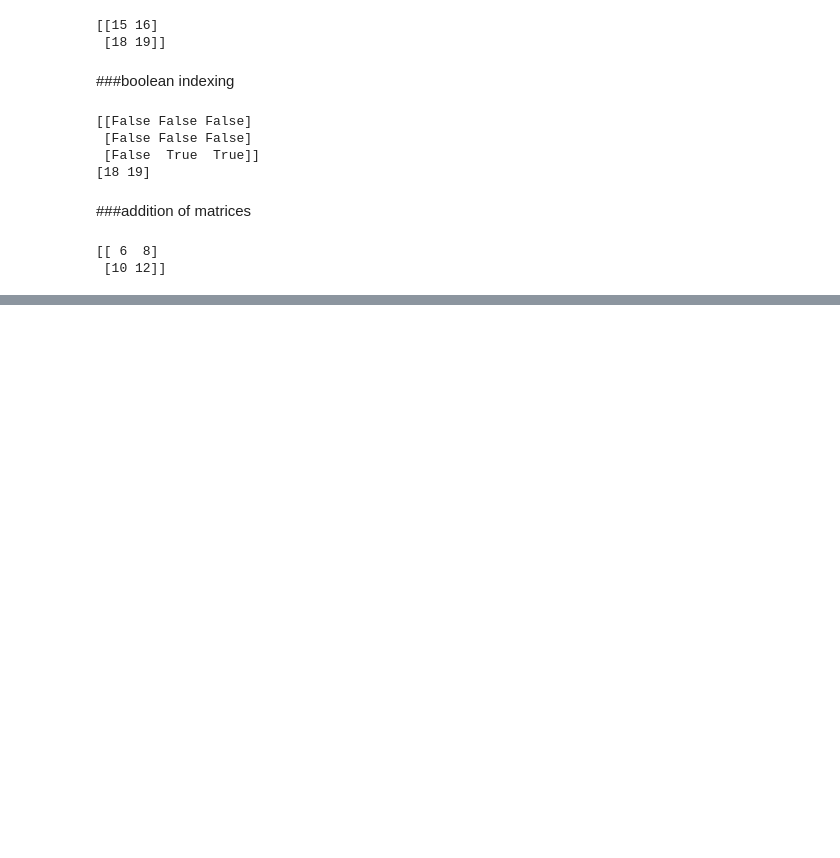
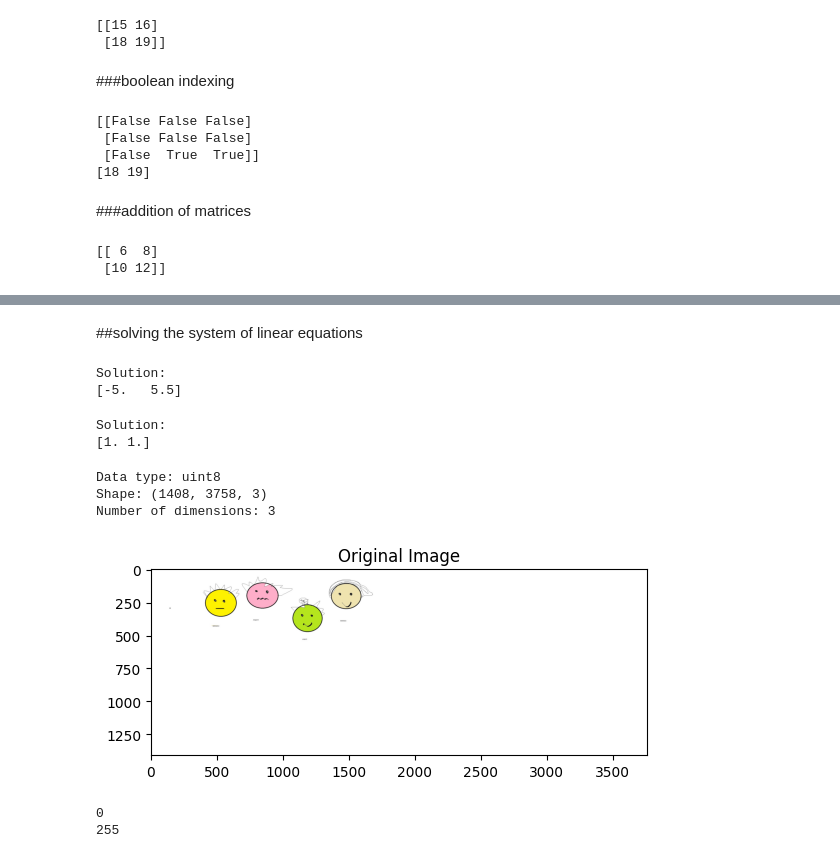
Before and after one commit to ayushi-006/Hands_on_Pandas-, a Jupyter notebook: PANDAS.ipynb, the cells around one changed output, grey strips where cells are left out. Saved outputs shown, nothing was run; the diff lists cells and outputs as text; code cells hidden in the pictures; blank space fills up the shorter version.

```diff
--- a/PANDAS.ipynb
+++ b/PANDAS.ipynb
@@ -866,0 +955,66 @@ print(x+y)
+# %% [markdown]
+##solving the system of linear equations
+# %%
+# Coefficient matrix
+A = np.array([[1, 2], [3, 4]])
+
+
+# Constant vector
+b = np.array([6, 7])
+
+
+# Solve the linear equations
+x = np.linalg.solve(A, b)
+
+
+# Print the solution
+print("Solution:")
+print(x)
+# %% [output]
+Solution:
+[-5.   5.5]
+# %%
+# Coefficient matrix
+A = np.array([[1, 1], [1, -1]])
+
+
+# Constant vector
+b = np.array([2, 0])
+
+
+# Solve the linear equations
+x = np.linalg.solve(A, b)
+
+
+# Print the solution
+print("Solution:")
+print(x)
+# %% [output]
+Solution:
+[1. 1.]
+# %%
+import matplotlib.pyplot as plt
+image = plt.imread('/content/imageee.jpg')
+
+image_array = np.array(image)
+arr=image_array
+# Print ndarray attributes
+print("Data type:", arr.dtype)
+print("Shape:", arr.shape)
+print("Number of dimensions:", arr.ndim)
+# %% [output]
+Data type: uint8
+Shape: (1408, 3758, 3)
+Number of dimensions: 3
+# %%
+plt.imshow(image_array, cmap='gray')
+plt.title('Original Image')
+plt.show()
+# %% [output]
+[figure, added]
+# %%
+print(np.min(image_array))
+print(np.max(image_array))
+# %% [output]
+0
+255
```
Also changed, not shown: parts of 43 cells of this notebook.
